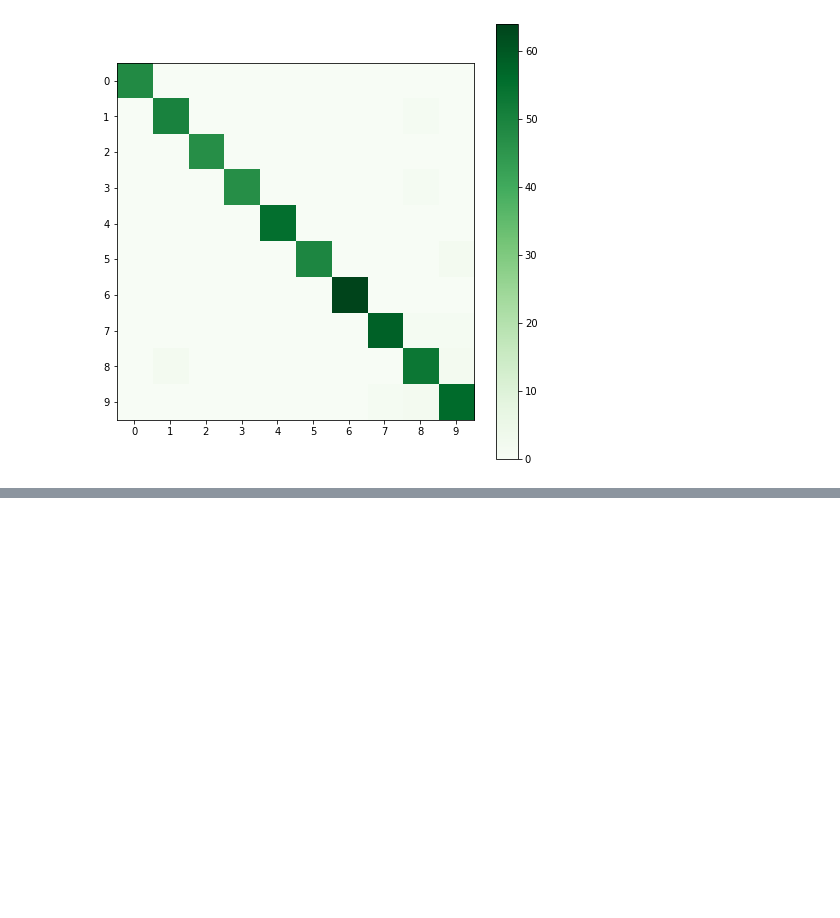
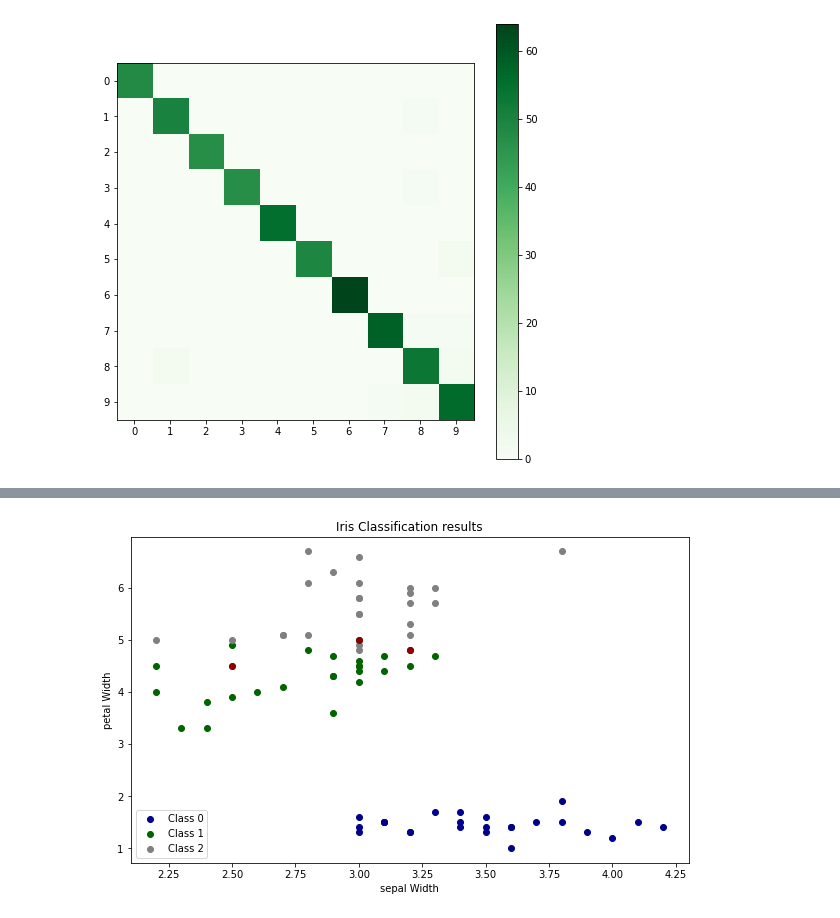
Before and after one commit to Amirserajj/ML-Lab, a Jupyter notebook: ML_Lab_Scikit.ipynb, the cells around one changed output, grey strips where cells are left out. Drawn from its saved outputs; the diff is of its cells as text; code cells hidden in the pictures; blank space fills up the shorter version.

Commit message:
use KNN for iris dataset

```diff
--- a/ML_Lab_Scikit.ipynb
+++ b/ML_Lab_Scikit.ipynb
@@ -155,0 +158,14 @@ plt.show()
+# %%
+from sklearn.datasets import load_iris
+from sklearn.neighbors import KNeighborsClassifier
+from sklearn.metrics import accuracy_score
+iris=load_iris()
+X,y=iris.data,iris.target
+clf=KNeighborsClassifier()
+# %%
+X_train,X_test,y_train,y_test=train_test_split(X,y,
+                                               test_size=0.5,
+                                               random_state=123,
+                                               stratify=y)
+print(y_train)
+print(y_test)
@@ -155,0 +194,5 @@ plt.show()
+# %%
+clf.fit(X_train,y_train)
+y_pred=clf.predict(X_test)
+test_accuracy=accuracy_score(y_test,y_pred)
+print("Accuracy on test data=%.2f"%(test_accuracy*100)+" %")
@@ -155,0 +201,8 @@ plt.show()
+# %%
+print("Samples correctly classified: ")
+correct_idx=np.where(y_pred==y_test)[0]
+print(correct_idx)
+print()
+print("Samples incorrectly classified: ")
+incorrect_idx=np.where(y_pred!=y_test)[0]
+print(incorrect_idx)
@@ -155,0 +217,16 @@ plt.show()
+# %%
+plt.figure(figsize=(10,6))
+colors=["darkblue","darkgreen","gray"]
+
+for n,color in enumerate(colors):
+  idx=np.where(y_test==n)[0]
+  plt.scatter(X_test[idx,1],X_test[idx,2],color=color,label="Class %s" % str(n))
+
+plt.scatter(X_test[incorrect_idx,1],X_test[incorrect_idx,2],color="darkred")
+plt.xlabel("sepal Width")
+plt.ylabel("petal Width")
+plt.legend(loc=3)
+plt.title("Iris Classification results")
+plt.show()
+# %% [output]
+[figure, added]
```
Also changed, not shown: parts of 7 cells of this notebook.
